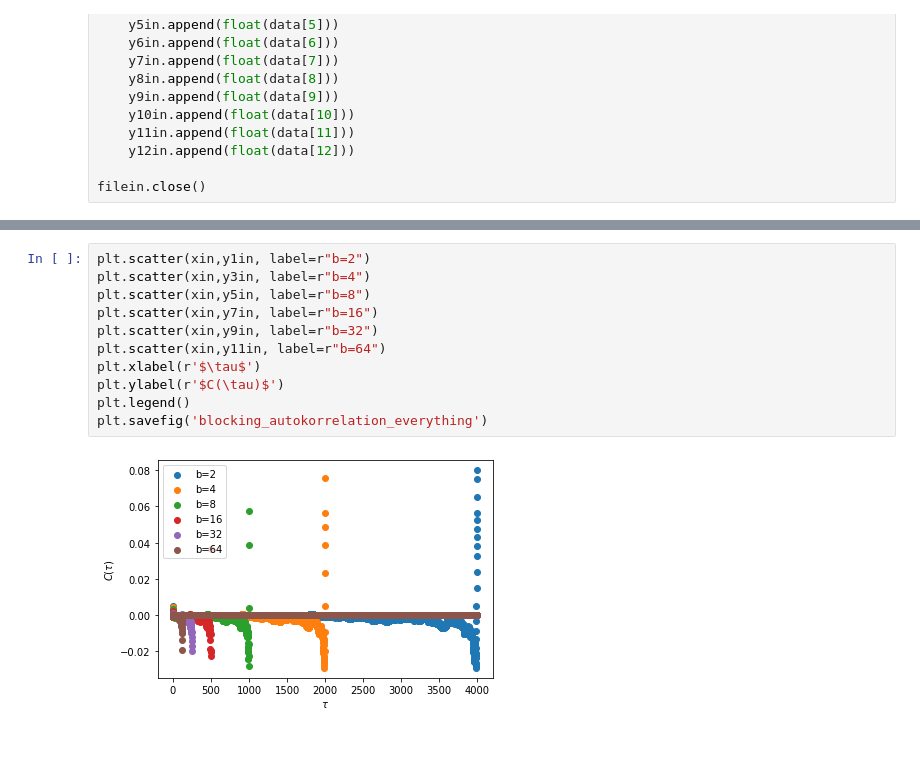
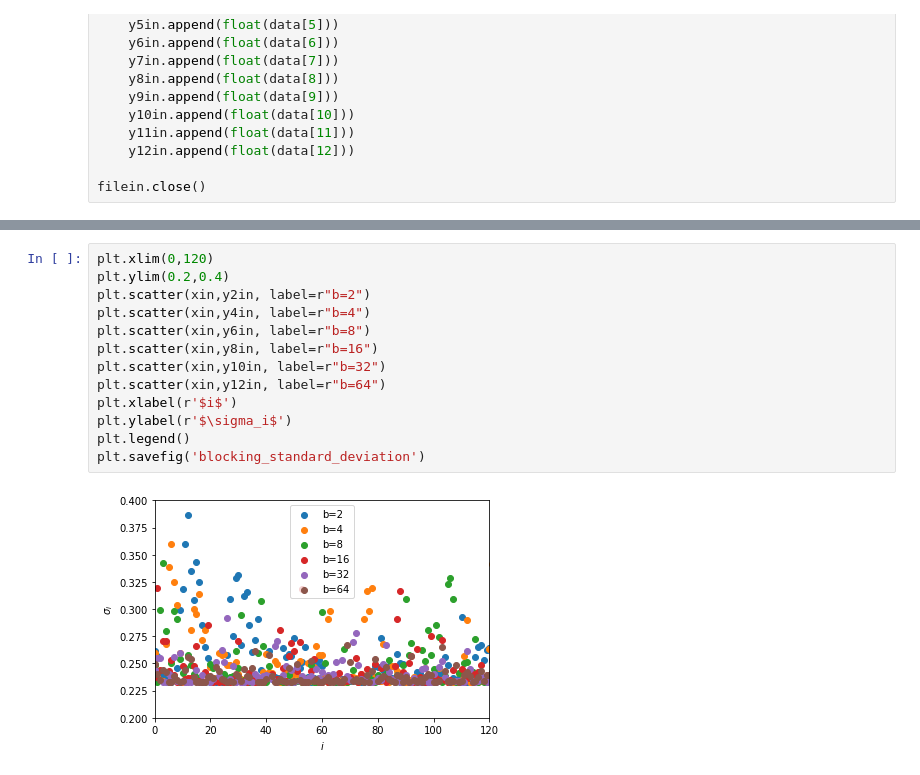
Before and after one commit to MarcelSchindler/Computational-Physics, a Jupyter notebook: exercise_4/blocking.ipynb, the cells around one changed output, grey strips where cells are left out. Drawn from its saved outputs; the diff is of its cells as text; blank space fills up the shorter version.

```diff
--- a/exercise_4/blocking.ipynb
+++ b/exercise_4/blocking.ipynb
@@ -62,13 +62,15 @@ plt.savefig('blocking_autokorrelation')
 # %%
-plt.scatter(xin,y1in, label=r"b=2")
-plt.scatter(xin,y3in, label=r"b=4")
-plt.scatter(xin,y5in, label=r"b=8")
-plt.scatter(xin,y7in, label=r"b=16")
-plt.scatter(xin,y9in, label=r"b=32")
-plt.scatter(xin,y11in, label=r"b=64")
-plt.xlabel(r'$\tau$')
-plt.ylabel(r'$C(\tau)$')
+plt.xlim(0,120)
+plt.ylim(0.2,0.4)
+plt.scatter(xin,y2in, label=r"b=2")
+plt.scatter(xin,y4in, label=r"b=4")
+plt.scatter(xin,y6in, label=r"b=8")
+plt.scatter(xin,y8in, label=r"b=16")
+plt.scatter(xin,y10in, label=r"b=32")
+plt.scatter(xin,y12in, label=r"b=64")
+plt.xlabel(r'$i$')
+plt.ylabel(r'$\sigma_i$')
 plt.legend()
-plt.savefig('blocking_autokorrelation_everything')
+plt.savefig('blocking_standard_deviation')
 # %% [output]
-[figure, old version]
+[figure, new version]
```
Also changed, not shown: parts of 2 cells of this notebook, 2 other files.
